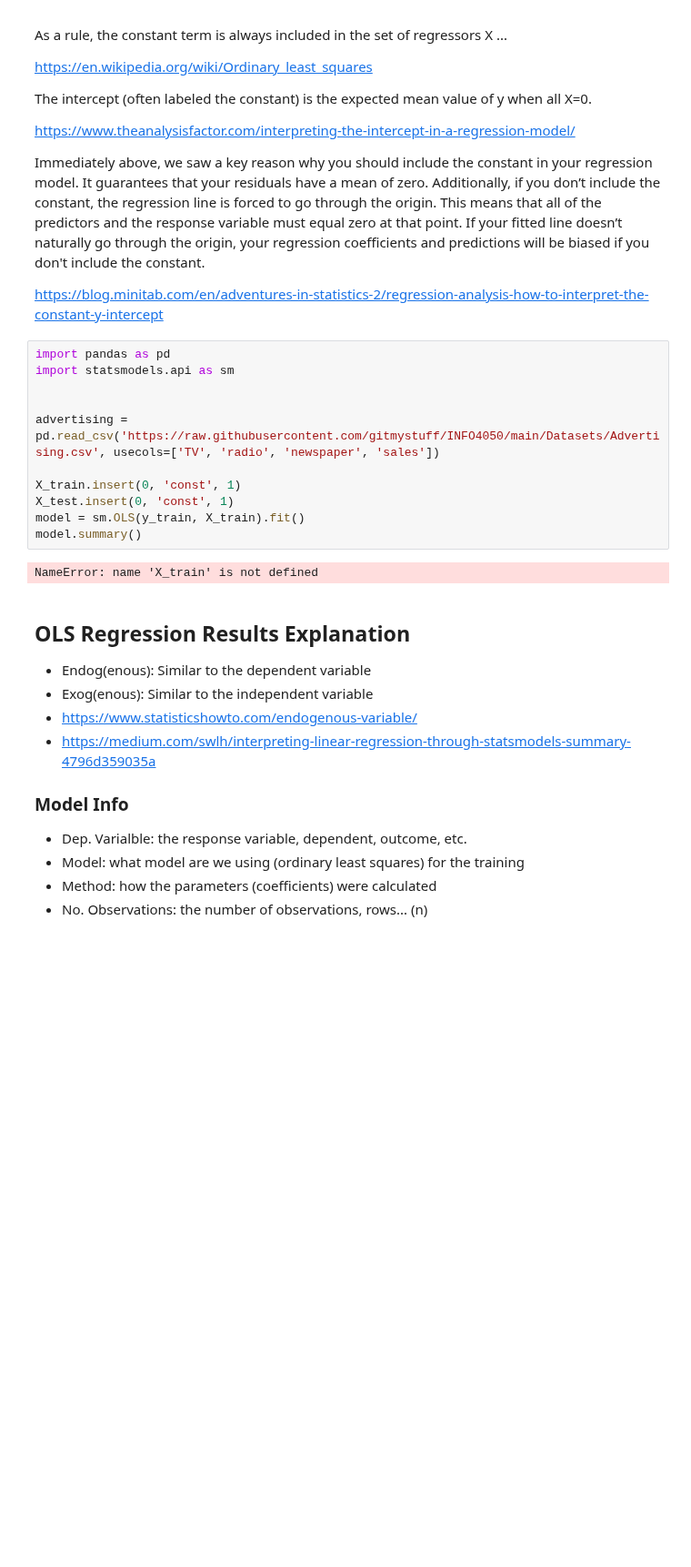
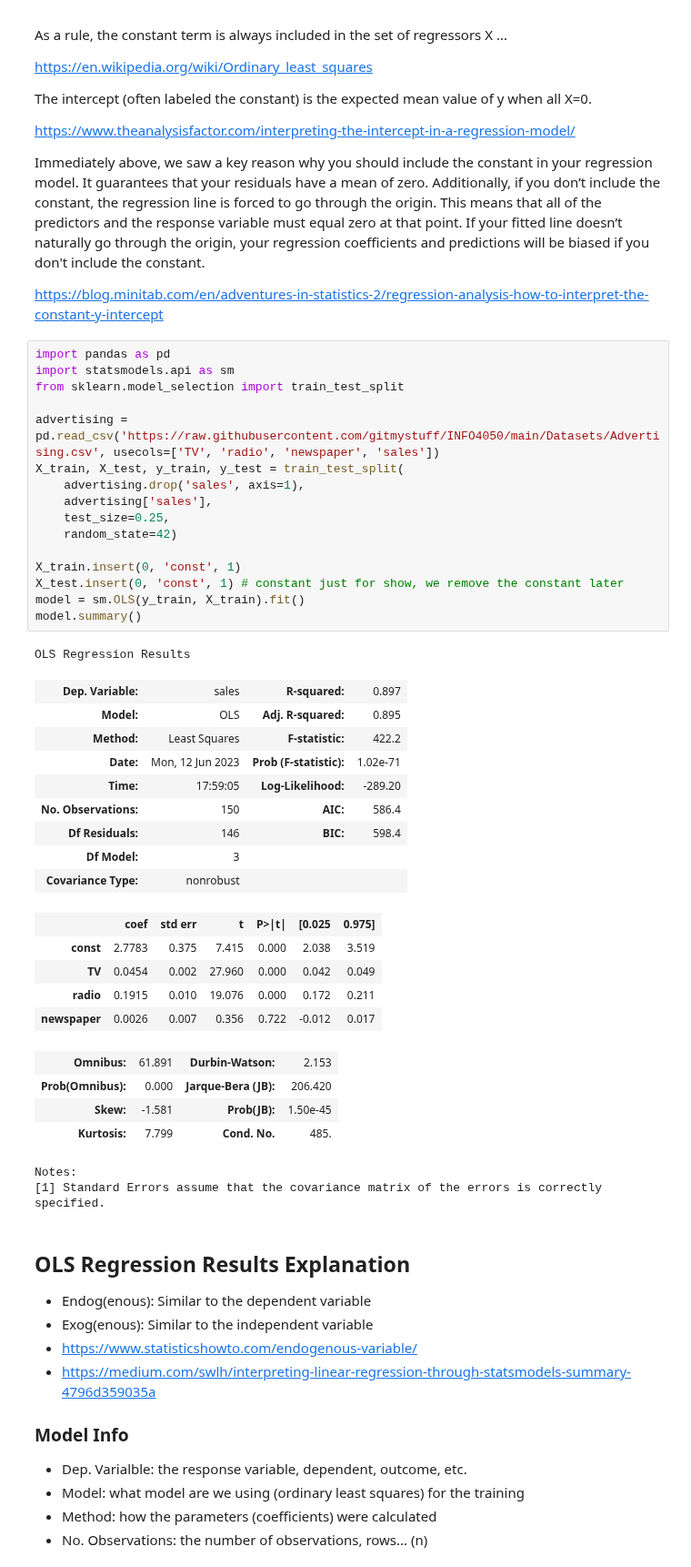
Before and after one commit to gitmystuff/DSChunks, a Jupyter notebook: Linear Regression Metrics and Coefficients.ipynb, the cells around one changed output. Shown at 91% size. Drawn from its saved outputs; the diff is of its cells as text; blank space fills up the shorter version.

```diff
--- a/Linear Regression Metrics and Coefficients.ipynb
+++ b/Linear Regression Metrics and Coefficients.ipynb
@@ -142,16 +134,41 @@ https://blog.minitab.com/en/adventures-in-statistics-2/regression-analysis-how-t
 # %%
 import pandas as pd
 import statsmodels.api as sm
-
+from sklearn.model_selection import train_test_split
 
 advertising = pd.read_csv('https://raw.githubusercontent.com/gitmystuff/INFO4050/main/Datasets/Advertising.csv', usecols=['TV', 'radio', 'newspaper', 'sales'])
+X_train, X_test, y_train, y_test = train_test_split(
+    advertising.drop('sales', axis=1),
+    advertising['sales'],
+    test_size=0.25,
+    random_state=42)
 
 X_train.insert(0, 'const', 1)
-X_test.insert(0, 'const', 1)
+X_test.insert(0, 'const', 1) # constant just for show, we remove the constant later
 model = sm.OLS(y_train, X_train).fit()
 model.summary()
 # %% [output]
-NameError: name 'X_train' is not defined
+OLS Regression Results
+| Dep. Variable: | sales | R-squared: | 0.897 |
+| Model: | OLS | Adj. R-squared: | 0.895 |
+| Method: | Least Squares | F-statistic: | 422.2 |
+| Date: | Mon, 12 Jun 2023 | Prob (F-statistic): | 1.02e-71 |
+| Time: | 17:59:05 | Log-Likelihood: | -289.20 |
+| No. Observations: | 150 | AIC: | 586.4 |
+| Df Residuals: | 146 | BIC: | 598.4 |
+| Df Model: | 3 |  |  |
+| Covariance Type: | nonrobust |  |  |
+|  | coef | std err | t | P>|t| | [0.025 | 0.975] |
+| const | 2.7783 | 0.375 | 7.415 | 0.000 | 2.038 | 3.519 |
+| TV | 0.0454 | 0.002 | 27.960 | 0.000 | 0.042 | 0.049 |
+| radio | 0.1915 | 0.010 | 19.076 | 0.000 | 0.172 | 0.211 |
+| newspaper | 0.0026 | 0.007 | 0.356 | 0.722 | -0.012 | 0.017 |
+| Omnibus: | 61.891 | Durbin-Watson: | 2.153 |
+| Prob(Omnibus): | 0.000 | Jarque-Bera (JB): | 206.420 |
+| Skew: | -1.581 | Prob(JB): | 1.50e-45 |
+| Kurtosis: | 7.799 | Cond. No. | 485. |
+Notes:
+[1] Standard Errors assume that the covariance matrix of the errors is correctly specified.
 # %% [markdown]
 ## OLS Regression Results Explanation
 
```
Also changed, not shown: parts of 11 cells of this notebook, 1 other file.
